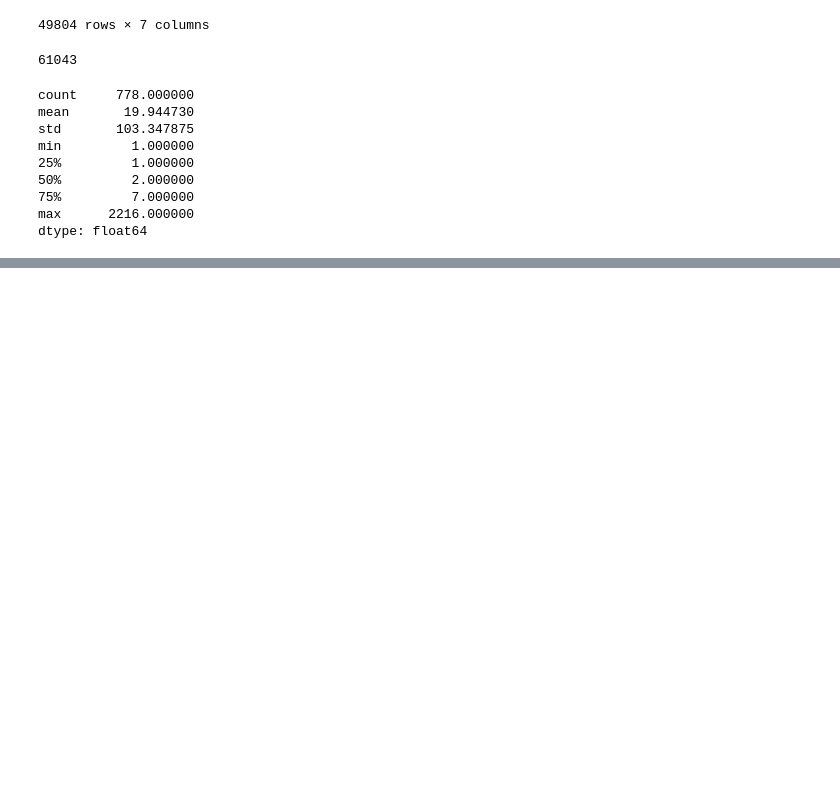
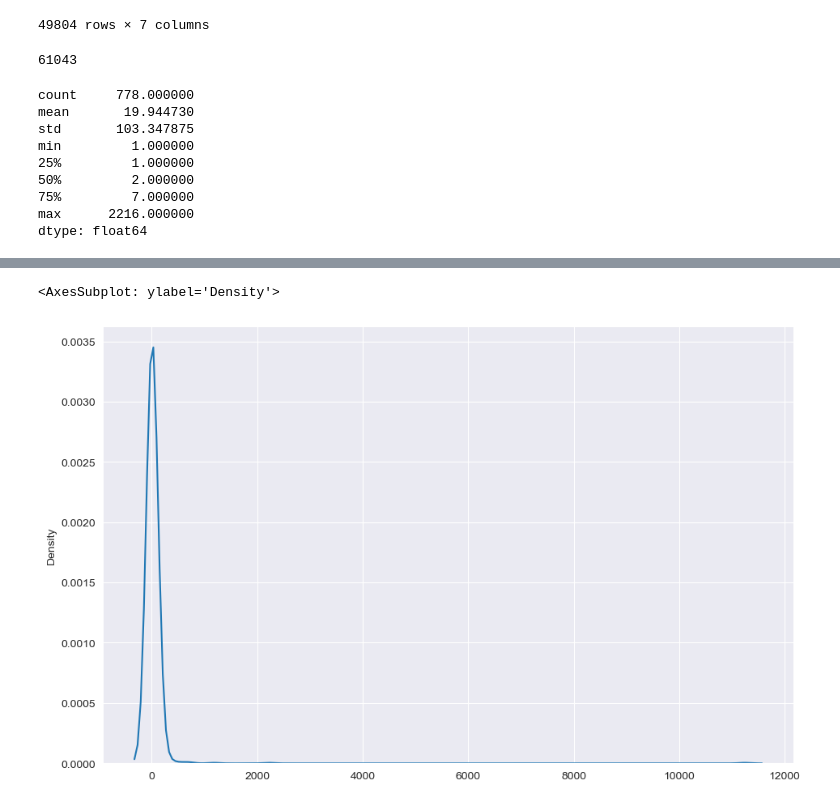
Before and after one commit to shahbazmansahia/VRL_DB_Proj_Backup, a Jupyter notebook: NN_VRL_DB.ipynb, the cells around one changed output, grey strips where cells are left out. Saved outputs shown, nothing was run; the diff lists cells and outputs as text; code cells hidden in the pictures; blank space fills up the shorter version.

```diff
--- a/NN_VRL_DB.ipynb
+++ b/NN_VRL_DB.ipynb
@@ -575,0 +629,8 @@ dtype: float64
+# %%
+sns.set_style('darkgrid')
+plt.figure(figsize = (11, 7))
+sns.kdeplot(data = styles)
+#plt.xticks(ticks = range(0,len(styles[(styles.values > 60)]) * 20, 20), labels = styles[(styles.values > 60)].index)
+# %% [output]
+<AxesSubplot: ylabel='Density'>
+[figure, added]
```
Also changed, not shown: parts of 20 cells of this notebook.
